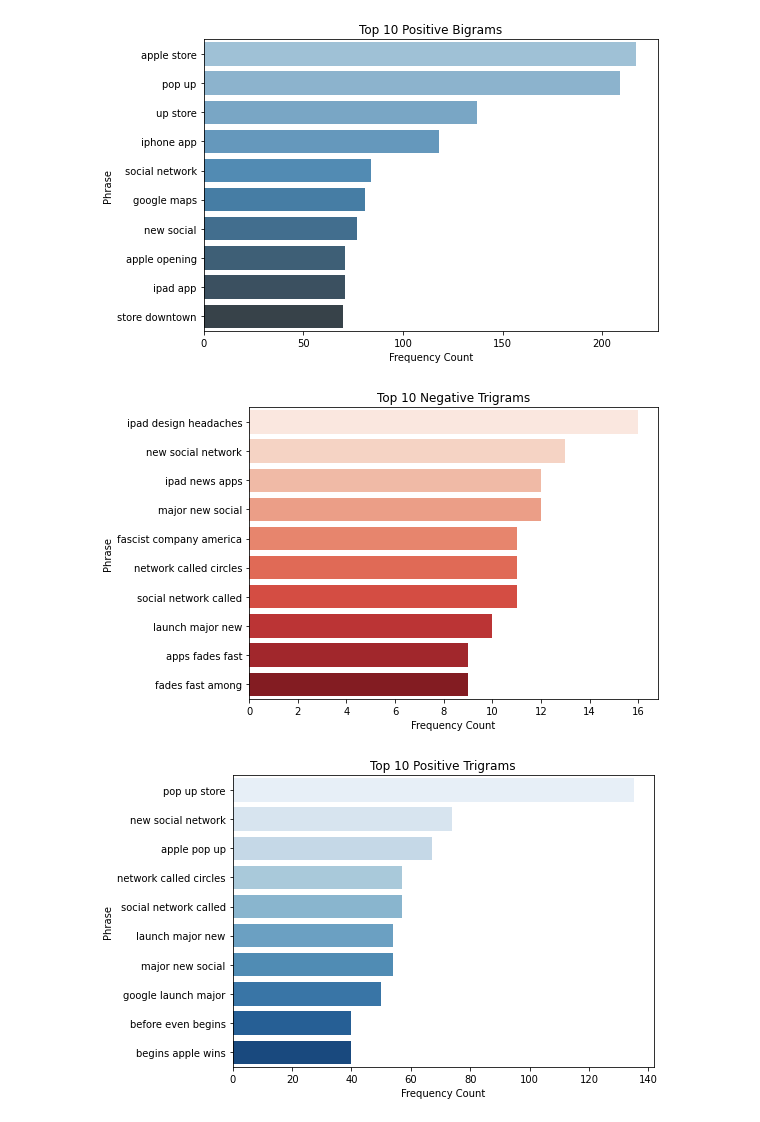
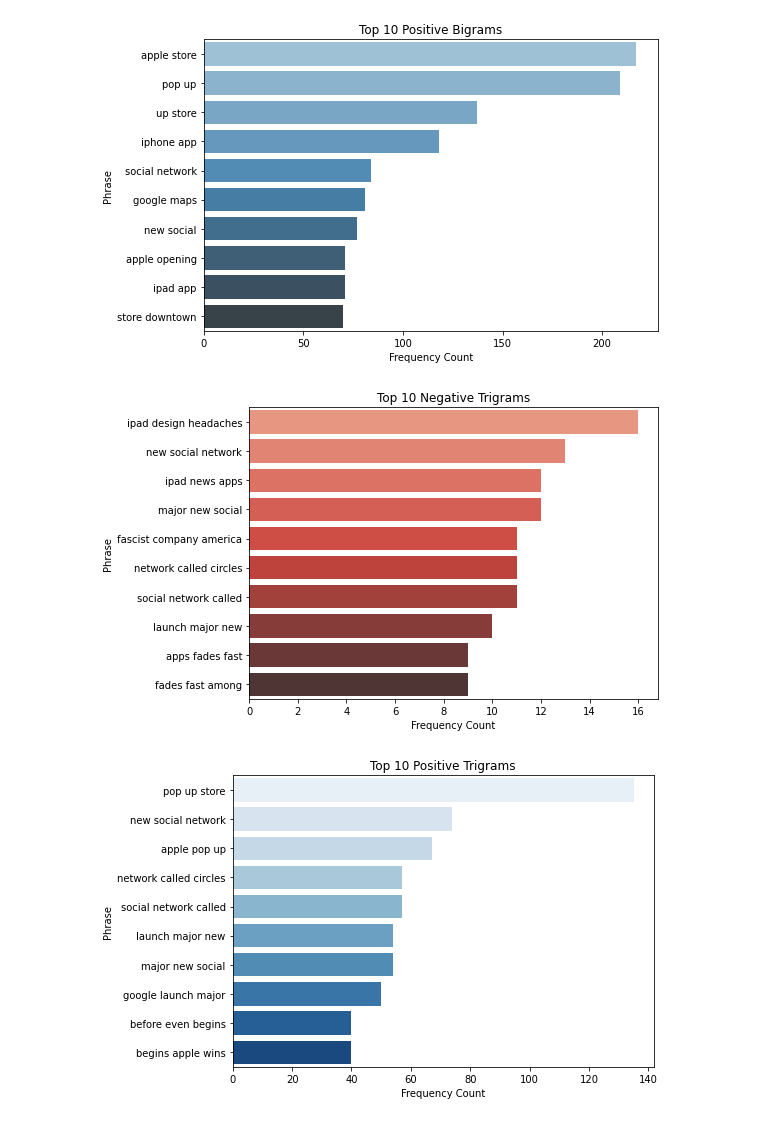
Before and after one commit to morgannash1/twitter_nlp_project, a Jupyter notebook: notebook.ipynb, the cells around one changed output. Saved outputs shown, nothing was run; the diff lists cells and outputs as text; code cells hidden in the pictures.

```diff
--- a/notebook.ipynb
+++ b/notebook.ipynb
@@ -510,20 +512,25 @@ plt.show();
 # %%
-# --- Function to extract top N-grams (to keep the code cleaner) ---
-def extract_top_ngrams(data, sentiment_label, n_gram_size, custom_stopwords, top_n=5):
-    """Filters data, extracts top N-grams, and returns a DataFrame."""
+#create function to get the top "n" grams (will be checking top 10 uni, bi, and tri grams (grouped by sentiment))
+def extract_top_ngrams(data, sentiment_label, n_gram_size, custom_stopwords, top_n=10):
+    #when using function, telling it a sentiment label like "negative" allows for sentiment_data to
+    #be a df only using the rows that are "negative"
     sentiment_data = data[data['sentiment'] == sentiment_label]
-
+    #use count vectorizer, specifying which size of ngram
     vectorizer = CountVectorizer(
         ngram_range=(n_gram_size, n_gram_size),
         stop_words=custom_stopwords
     )
+    #fit_transform tweet_cleaned column
     X = vectorizer.fit_transform(sentiment_data['tweet_cleaned'])
+    #get the list of the ngrams
+    feature_names = vectorizer.get_feature_names()
+    #sum counts accross all rows in matrix
+    counts = X.sum(axis=0).A1 #A1 converts the resulting sparse array into a dense NumPy array
 
-    feature_names = vectorizer.get_feature_names()
-    counts = X.sum(axis=0).A1
-
+    #combine feature_names and counts into pd.Series
     ngram_counts_series = pd.Series(counts, index=feature_names)
-    top_ngrams_df = ngram_counts_series.nlargest(top_n).reset_index()
+    #use the .nlargest() method to find the top most frequent ngrams
+    top_ngrams_df = ngram_counts_series.nlargest(top_n).reset_index() #.reset_index() converts sorted list back to df
     top_ngrams_df.columns = ['ngram', 'count']
     return top_ngrams_df
 # %%
@@ -587,15 +569,9 @@ create_ngram_plot(
 # %% [output]
 [figure]
 # %%
-# =================================================================
-# 3. Top 10 NEGATIVE TRIGRAMS
-# =================================================================
+#top negative trigrams
 neg_trigrams_df = extract_top_ngrams(data, 'negative', 3, custom_stopwords, 10)
-create_ngram_plot(
-    neg_trigrams_df,
-    'Top 10 Negative Trigrams',
-    'Reds'
-)
+create_ngram_plot(neg_trigrams_df, 'Top 10 Negative Trigrams', 'Reds_d')
 # %% [output]
-[figure, old version]
+[figure, new version]
 # %%
```
Also changed, not shown: parts of 8 cells of this notebook.
